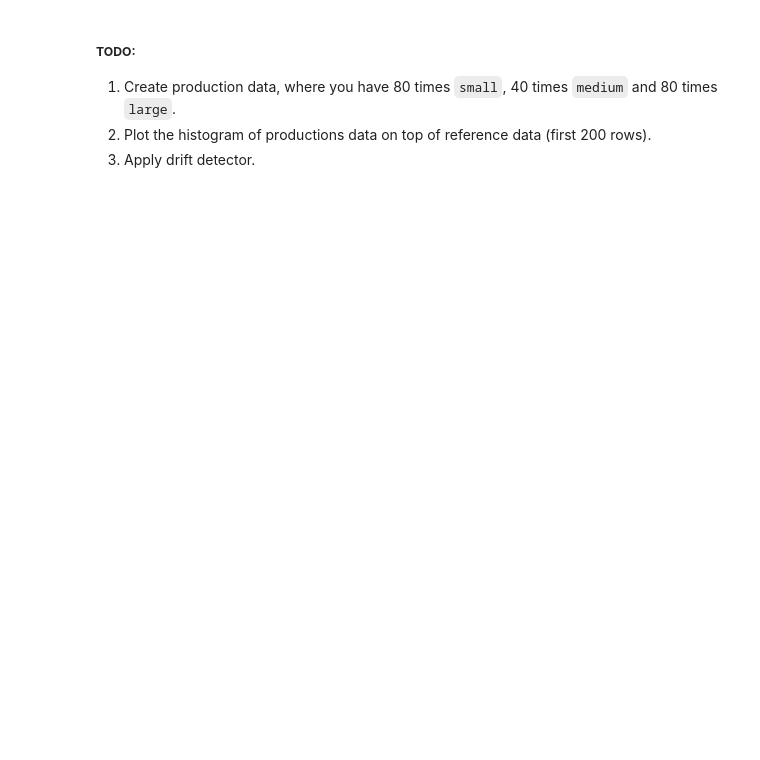
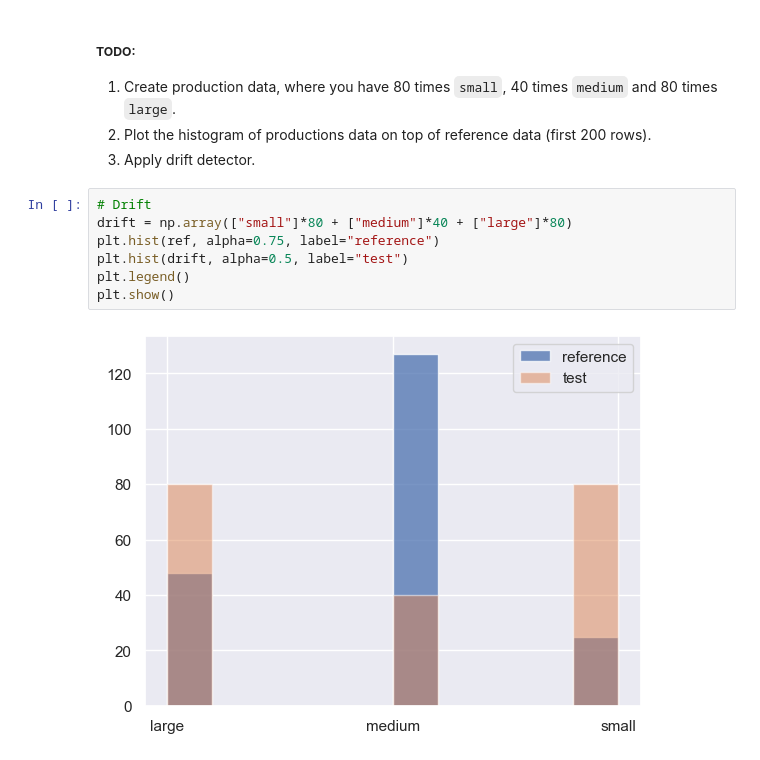
Before and after one commit to AMMI-2024/mlops-course, a Jupyter notebook: 6day/lab/code/monitoring_alibi_detect_tasks.ipynb, the cells around one changed output. Drawn from its saved outputs; the diff is of its cells as text; blank space fills up the shorter version.

```diff
--- a/6day/lab/code/monitoring_alibi_detect_tasks.ipynb
+++ b/6day/lab/code/monitoring_alibi_detect_tasks.ipynb
@@ -225,3 +258,12 @@ from alibi_detect.cd import ChiSquareDrift
 1. Create production data, where you have 80 times `small`, 40 times `medium` and 80 times `large`.
 2. Plot the histogram of productions data on top of reference data (first 200 rows).
 3. Apply drift detector.
+# %%
+# Drift
+drift = np.array(["small"]*80 + ["medium"]*40 + ["large"]*80)
+plt.hist(ref, alpha=0.75, label="reference")
+plt.hist(drift, alpha=0.5, label="test")
+plt.legend()
+plt.show()
+# %% [output]
+[figure, added]
```
Also changed, not shown: parts of 10 cells of this notebook, 2 other files.
